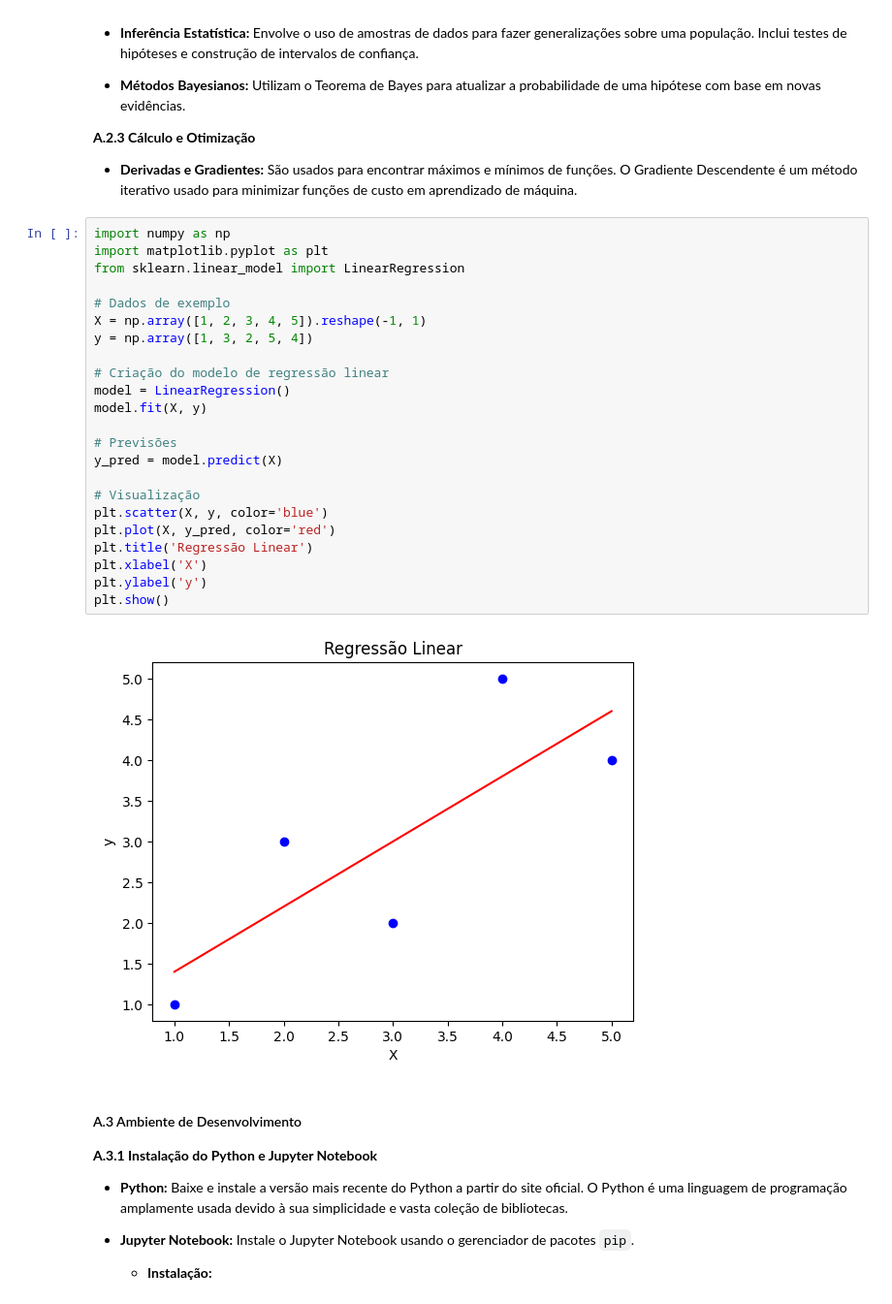
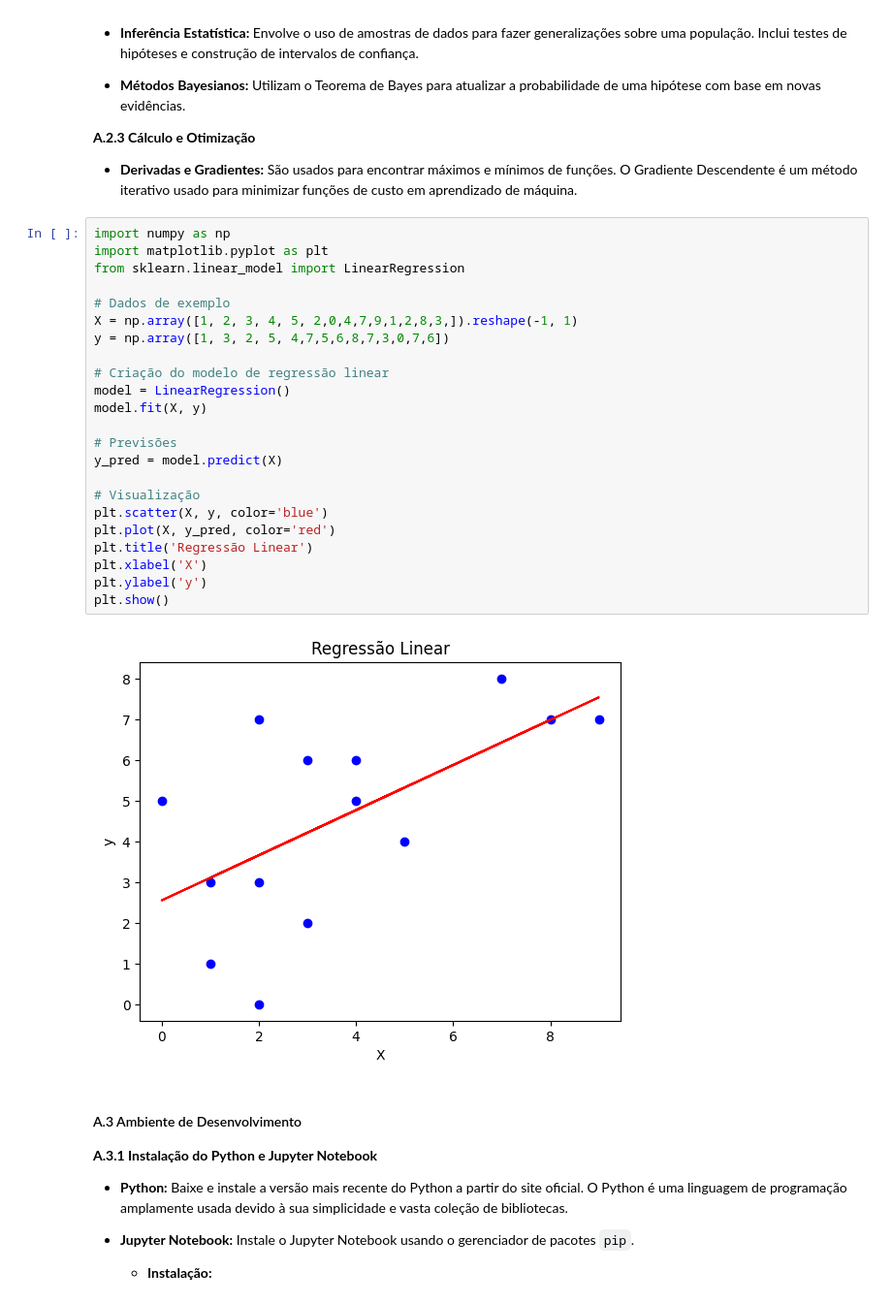
Before and after one commit to dacioms/DacioFeature3_24, a Jupyter notebook: 1_Introdução.ipynb, the cells around one changed output. Shown at 97% size. Saved outputs shown, nothing was run; the diff lists cells and outputs as text.

```diff
--- a/1_Introdução.ipynb
+++ b/1_Introdução.ipynb
@@ -68,28 +68,28 @@ O aprendizado de máquina é um subcampo da inteligência artificial (IA) que se
 # %%
 import numpy as np
 import matplotlib.pyplot as plt
 from sklearn.linear_model import LinearRegression
 
 # Dados de exemplo
-X = np.array([1, 2, 3, 4, 5]).reshape(-1, 1)
-y = np.array([1, 3, 2, 5, 4])
+X = np.array([1, 2, 3, 4, 5, 2,0,4,7,9,1,2,8,3,]).reshape(-1, 1)
+y = np.array([1, 3, 2, 5, 4,7,5,6,8,7,3,0,7,6])
 
 # Criação do modelo de regressão linear
 model = LinearRegression()
 model.fit(X, y)
 
 # Previsões
 y_pred = model.predict(X)
 
 # Visualização
 plt.scatter(X, y, color='blue')
 plt.plot(X, y_pred, color='red')
 plt.title('Regressão Linear')
 plt.xlabel('X')
 plt.ylabel('y')
 plt.show()
 # %% [output]
-[figure, old version]
+[figure, new version]
 # %% [markdown]
 #### A.3 Ambiente de Desenvolvimento
 
```
Also changed, not shown: parts of 1 cell of this notebook, 1 other file.
